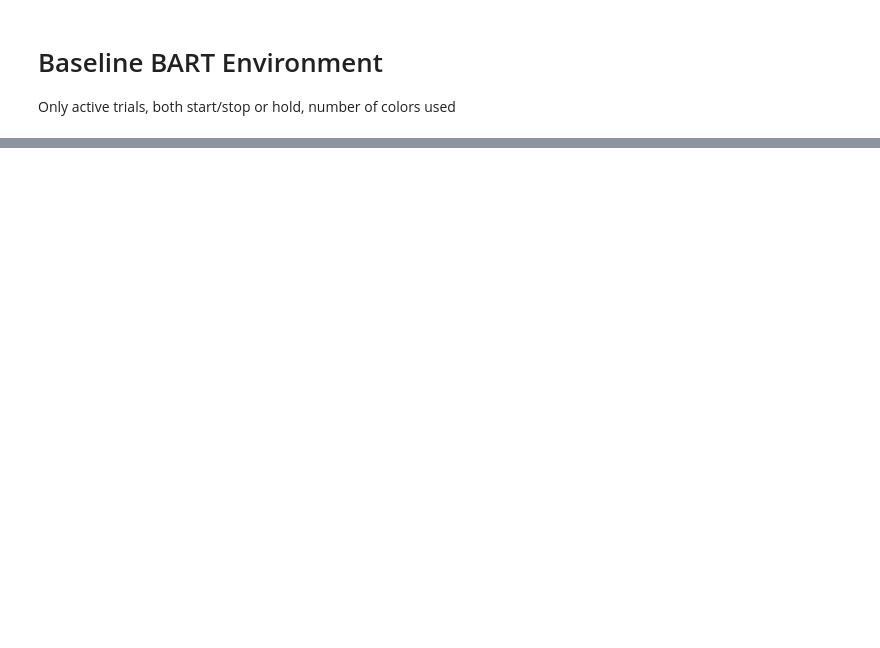
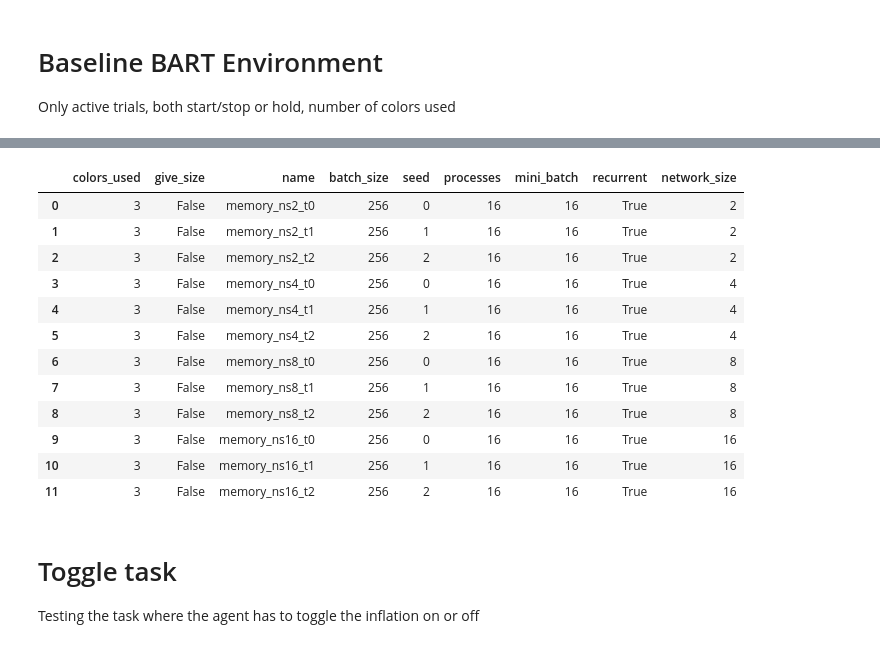
Before and after one commit to liuandrew/bart_ppo, a Jupyter notebook: write_and_test/write_experiments.ipynb, the cells around one changed output, grey strips where cells are left out. Saved outputs shown, nothing was run; the diff lists cells and outputs as text; code cells hidden in the pictures; blank space fills up the shorter version.

```diff
--- a/write_and_test/write_experiments.ipynb
+++ b/write_and_test/write_experiments.ipynb
@@ -63,0 +583,70 @@ pd.DataFrame(rows)
+# %%
+network_sizes = [2, 4, 8, 16]
+colors = 3
+batch = 256
+num_trials = 3
+rows = []
+
+for i, network_size in enumerate(network_sizes):
+    for t in range(num_trials):
+        exp_name = f'memory_ns{network_size}_t{t}'
+
+        env_kwargs = {'colors_used': colors,
+                    'give_size': False}
+        row = env_kwargs.copy()
+        seed = t
+
+        rows.append(row)
+        config = {
+            'exp_name': exp_name,
+            'save_name': exp_name,
+            'num_env_steps': 300000,
+            'env_name': 'BartEnv-v0',
+            'algo': 'ppo',
+            'num_mini_batch': 16,
+            'num_processes': 16,
+            'num_steps': batch,
+
+            'checkpoint_interval': 10,
+            'save_dir': 'rnn',
+
+            'recurrent': True,
+            'subproc_vec': True,
+            'seed': seed,
+            'no_cuda': True,
+            'env_kwargs': env_kwargs,
+
+            'nn_base': 'FlexBaseAux',
+            'nn_base_kwargs': {'hidden_size': network_size},
+        }
+
+        row['name'] = config['exp_name']
+        row['batch_size'] = config['num_steps']
+        row['seed'] = config['seed']
+        row['processes'] = config['num_processes']
+        row['mini_batch'] = config['num_mini_batch']
+        row['recurrent'] = config['recurrent']
+        row['network_size'] = config['nn_base_kwargs']['hidden_size']
+
+
+        pickle.dump(config, open('../experiment_configs/' + exp_name, 'wb'))
+
+pd.DataFrame(rows)
+# %% [output]
+|  | colors_used | give_size | name | batch_size | seed | processes | mini_batch | recurrent | network_size |
+| 0 | 3 | False | memory_ns2_t0 | 256 | 0 | 16 | 16 | True | 2 |
+| 1 | 3 | False | memory_ns2_t1 | 256 | 1 | 16 | 16 | True | 2 |
+| 2 | 3 | False | memory_ns2_t2 | 256 | 2 | 16 | 16 | True | 2 |
+| 3 | 3 | False | memory_ns4_t0 | 256 | 0 | 16 | 16 | True | 4 |
+| 4 | 3 | False | memory_ns4_t1 | 256 | 1 | 16 | 16 | True | 4 |
+| 5 | 3 | False | memory_ns4_t2 | 256 | 2 | 16 | 16 | True | 4 |
+| 6 | 3 | False | memory_ns8_t0 | 256 | 0 | 16 | 16 | True | 8 |
+| 7 | 3 | False | memory_ns8_t1 | 256 | 1 | 16 | 16 | True | 8 |
+| 8 | 3 | False | memory_ns8_t2 | 256 | 2 | 16 | 16 | True | 8 |
+| 9 | 3 | False | memory_ns16_t0 | 256 | 0 | 16 | 16 | True | 16 |
+| 10 | 3 | False | memory_ns16_t1 | 256 | 1 | 16 | 16 | True | 16 |
+| 11 | 3 | False | memory_ns16_t2 | 256 | 2 | 16 | 16 | True | 16 |
+# %% [markdown]
+# Toggle task
+
+Testing the task where the agent has to toggle the inflation on or off
```
Also changed, not shown: parts of 24 cells of this notebook, 5 other files.
